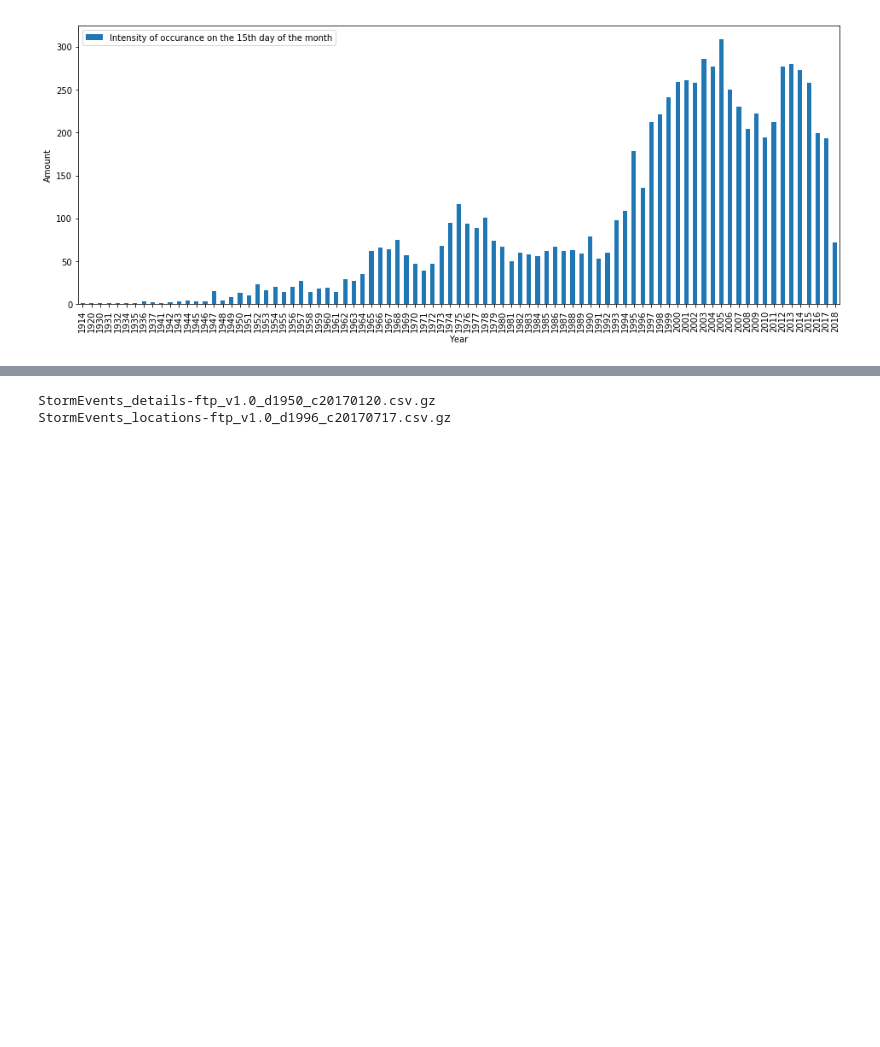
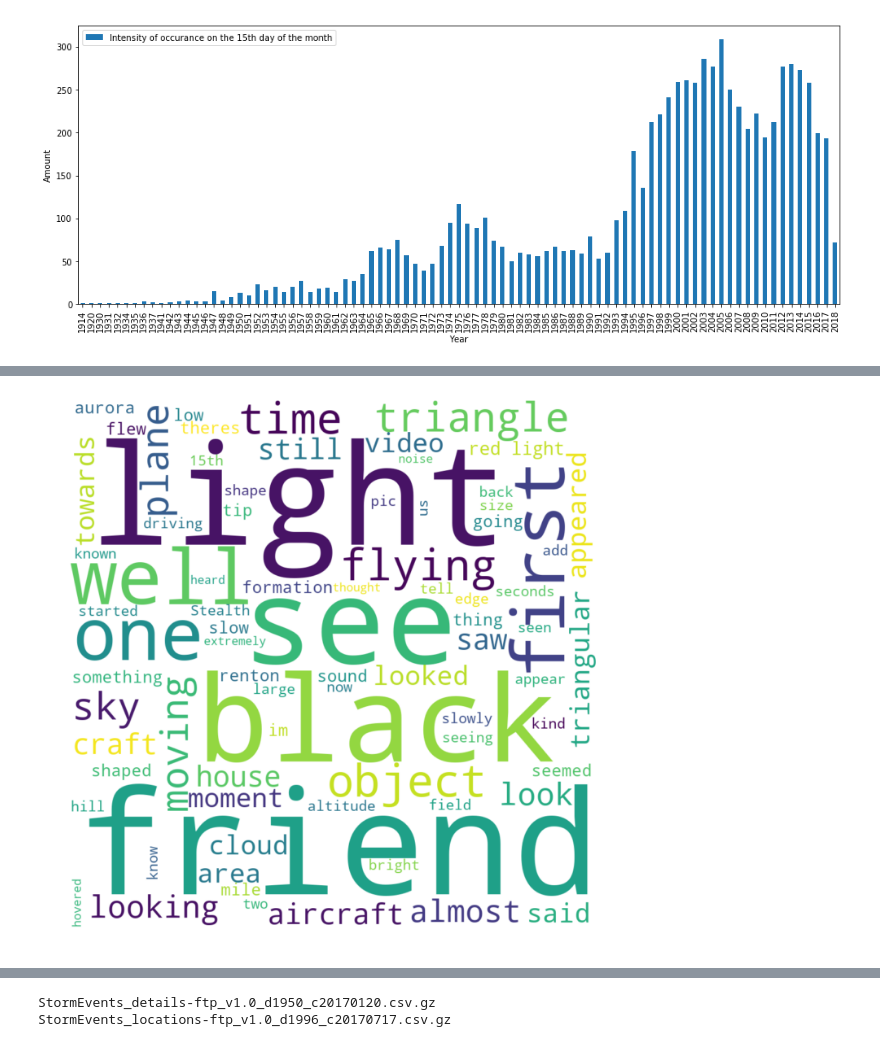
Before and after one commit to kiru/ada_project, a Jupyter notebook: UFO-Jurgis.ipynb, the cells around one changed output, grey strips where cells are left out. Saved outputs shown, nothing was run; the diff lists cells and outputs as text; code cells hidden in the pictures; blank space fills up the shorter version.

```diff
--- a/UFO-Jurgis.ipynb
+++ b/UFO-Jurgis.ipynb
@@ -36,7 +34,7 @@ data_folder = "data/"
 
 file_url_list = data_folder+'full_list_of_urls.json'
 
-report_file = 'jurgis_full.csv'
+report_file = 'for_jurgis.csv'
 # %% [markdown]
 <font color='#660066'>
 
@@ -208,0 +237,17 @@ df_15th_full.head()
+# %%
+summaries_15th = df_15th_full['Summary'].values
+all_summaries = df_reports['Summary'].values
+# %%
+text_15th = str(summaries_15th)
+x, y = np.ogrid[:1000, :1000]
+mask = (x - 150) ** 2 + (y - 150) ** 2 > 130 ** 2
+mask = 255 * mask.astype(int)
+
+wc = WordCloud(background_color="white", repeat=False, width=1000, height=1000, max_words=80)
+wc.generate(text_15th)
+plt.figure(figsize=(12, 12))
+plt.axis("off")
+plt.imshow(wc, interpolation="bilinear")
+plt.show()
+# %% [output]
+[figure, added]
```
Also changed, not shown: parts of 45 cells of this notebook, 1 other file.
